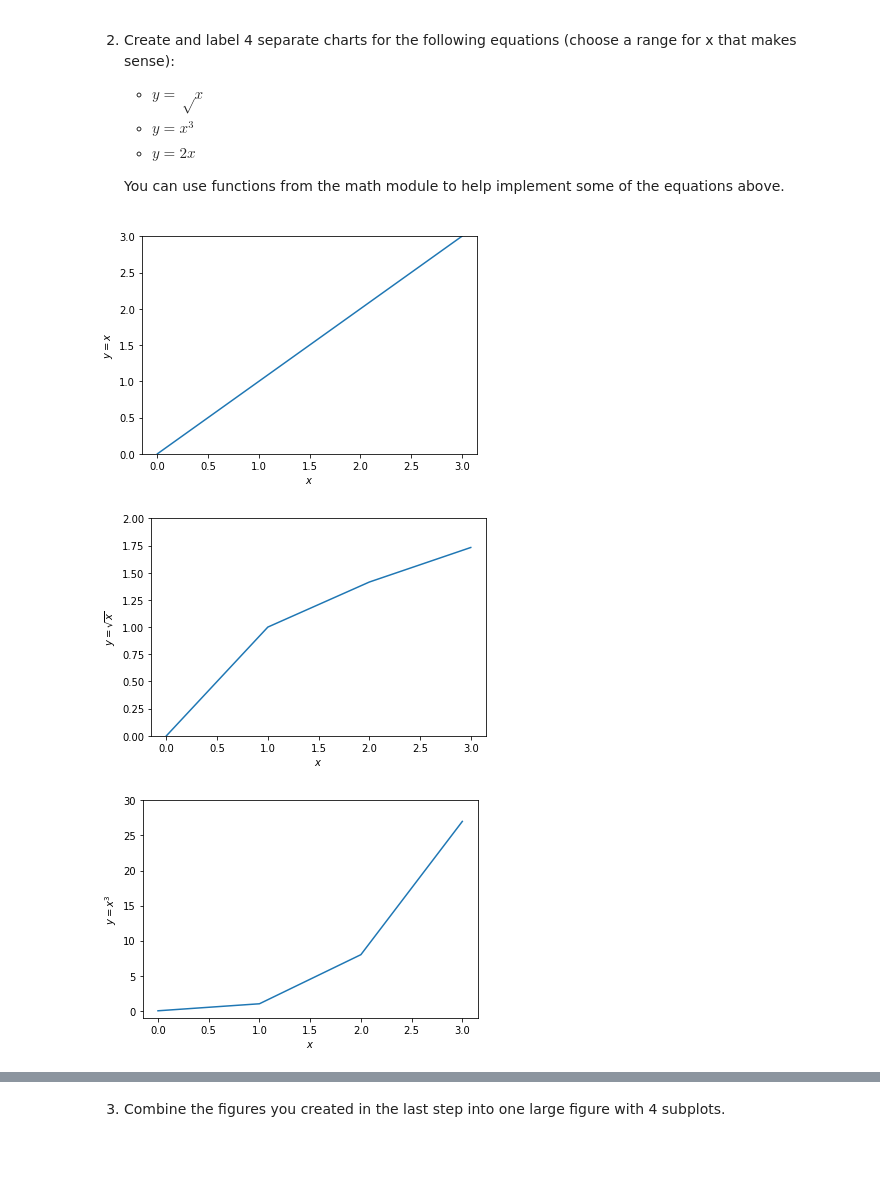
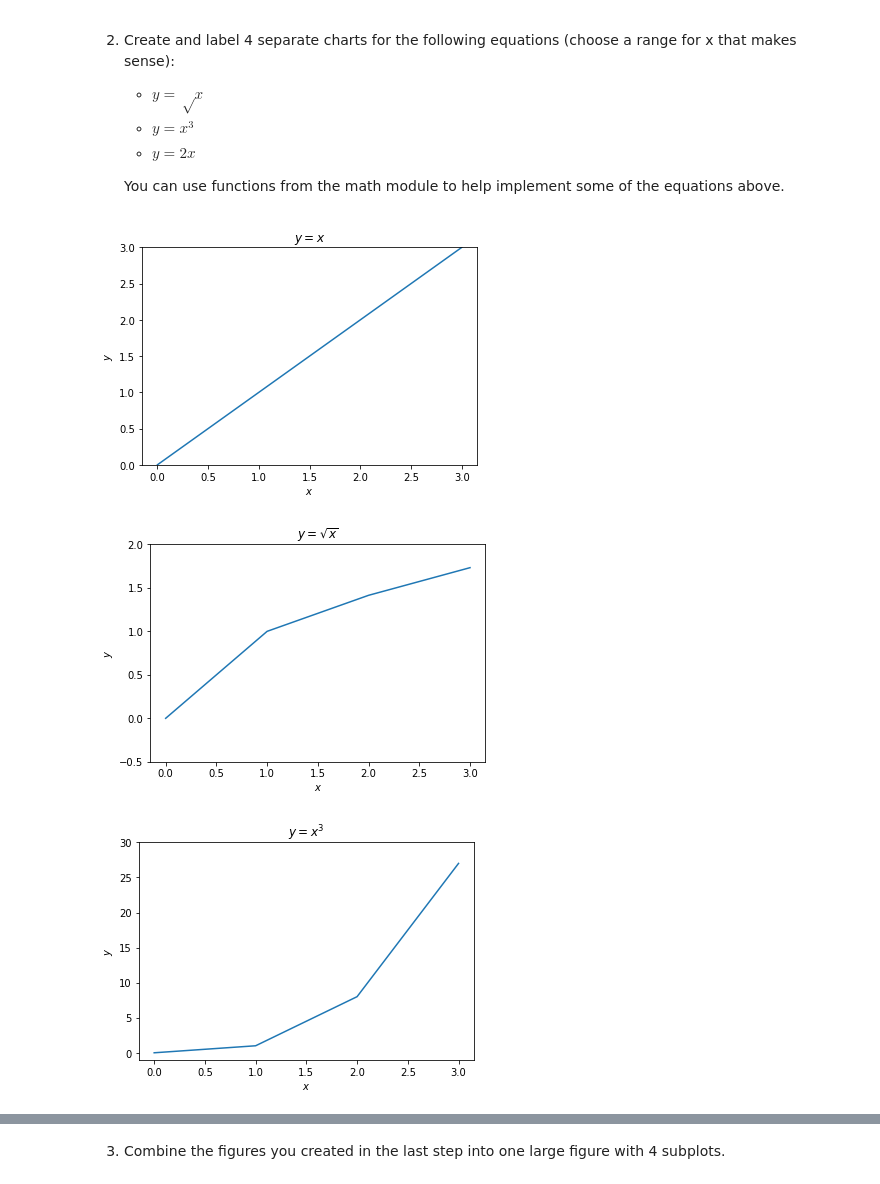
Before and after one commit to Brandon-Martinez27/numpy-pandas-visualization-exercises, a Jupyter notebook: matplotlib_exercises.ipynb, the cells around one changed output, grey strips where cells are left out. Cells and saved outputs as stored; diff of their text form; code cells hidden in the pictures; blank space fills up the shorter version.

```diff
--- a/matplotlib_exercises.ipynb
+++ b/matplotlib_exercises.ipynb
@@ -38,30 +38,33 @@ y3 = [2 ** n for n in x]
 # %%
 plt.plot(x,y)
 plt.xlabel('$x$')
-plt.ylabel('$y = x$')
+plt.ylabel('$y$')
+plt.title('$y = x$')
 
 plt.ylim(0,3)
 plt.show()
 # %% [output]
-[figure, old version]
+[figure, new version]
 # %%
 plt.plot(x,y1)
 plt.xlabel('$x$')
-plt.ylabel('$y = \sqrt{x}$')
+plt.ylabel('$y$')
+plt.title('$y = \sqrt{x}$')
 
-plt.ylim(0,2)
+plt.ylim(-.5,2)
 plt.show()
 # %% [output]
-[figure, old version]
+[figure, new version]
 # %%
 plt.plot(x,y2)
 plt.xlabel('$x$')
-plt.ylabel('$y = x^3$')
+plt.ylabel('$y$')
+plt.title('$y = x^3$')
 
 plt.ylim(-1,30)
 plt.show()
 # %% [output]
-[figure, old version]
+[figure, new version]
 # %%
 plt.plot(x,y3)
 plt.xlabel('$x$')
```
Also changed, not shown: parts of 4 cells of this notebook, 1 other file.
